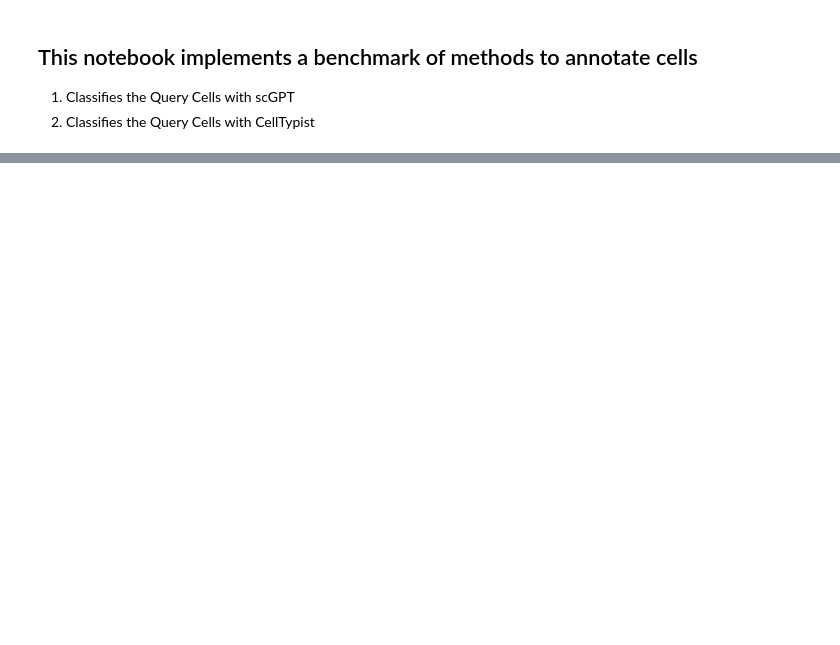
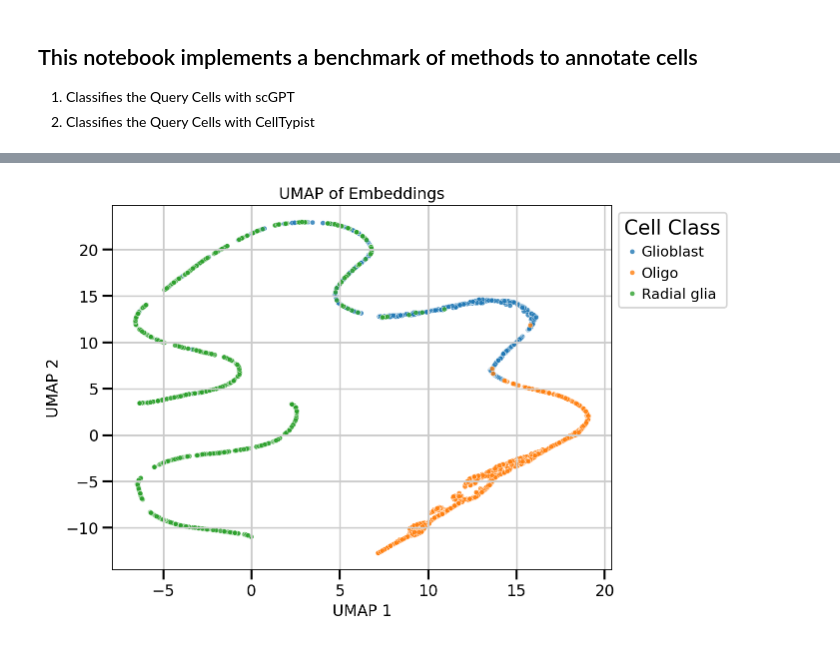
Before and after one commit to ManuelSokolov/BrainSingleCellAnalysis, a Jupyter notebook: classification/method_benchmark/0.scGPT_and_celltypist_comparison.ipynb, the cells around one changed output, grey strips where cells are left out. Drawn from its saved outputs; the diff is of its cells as text; code cells hidden in the pictures; blank space fills up the shorter version.

```diff
--- a/classification/method_benchmark/0.scGPT_and_celltypist_comparison.ipynb
+++ b/classification/method_benchmark/0.scGPT_and_celltypist_comparison.ipynb
@@ -1103,0 +1244,22 @@ plt.show()
+# %%
+# Now, perform UMAP and plot the embeddings
+umap_model = umap.UMAP()
+umap_embedding = umap_model.fit_transform(embeddings_arr)
+
+# Create a UMAP plot with cell classes
+plt.figure(figsize=(8, 6))
+sns.scatterplot(
+    x=umap_embedding[:, 0],
+    y=umap_embedding[:, 1],
+    hue=cell_classes,
+    palette="tab10",
+    s=20,
+    alpha=0.8
+)
+plt.title("UMAP of Embeddings")
+plt.xlabel("UMAP 1")
+plt.ylabel("UMAP 2")
+plt.legend(title="Cell Class", bbox_to_anchor=(1, 1))
+plt.show()
+# %% [output]
+[figure, added]
```
Also changed, not shown: parts of 23 cells of this notebook.
